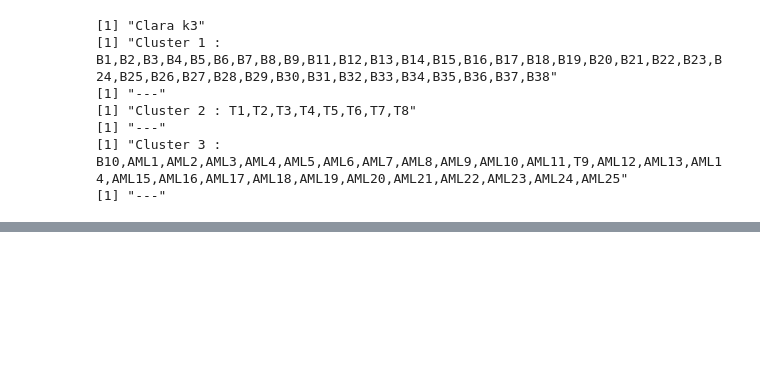
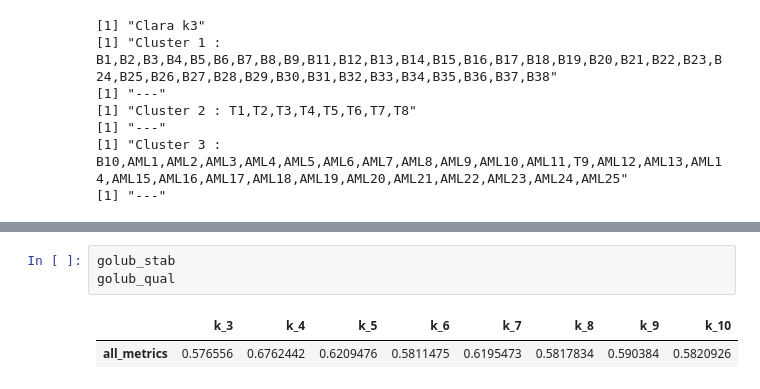
Before and after one commit to neobernad/evaluomeR, a Jupyter notebook: notebooks/local/golub.ipynb, the cells around one changed output, grey strips where cells are left out. Drawn from its saved outputs; the diff is of its cells as text; blank space fills up the shorter version.

```diff
--- a/notebooks/local/golub.ipynb
+++ b/notebooks/local/golub.ipynb
@@ -294 +312,7 @@ Processing all metrics, 'merge', in dataframe (100)
 [1] "---"
+# %%
+golub_stab
+golub_qual
+# %% [output]
+|  | k_3 | k_4 | k_5 | k_6 | k_7 | k_8 | k_9 | k_10 |
+| all_metrics | 0.576556 | 0.6762442 | 0.6209476 | 0.5811475 | 0.6195473 | 0.5817834 | 0.590384 | 0.5820926 |
```
Also changed, not shown: parts of 5 cells of this notebook, 1 other file.
